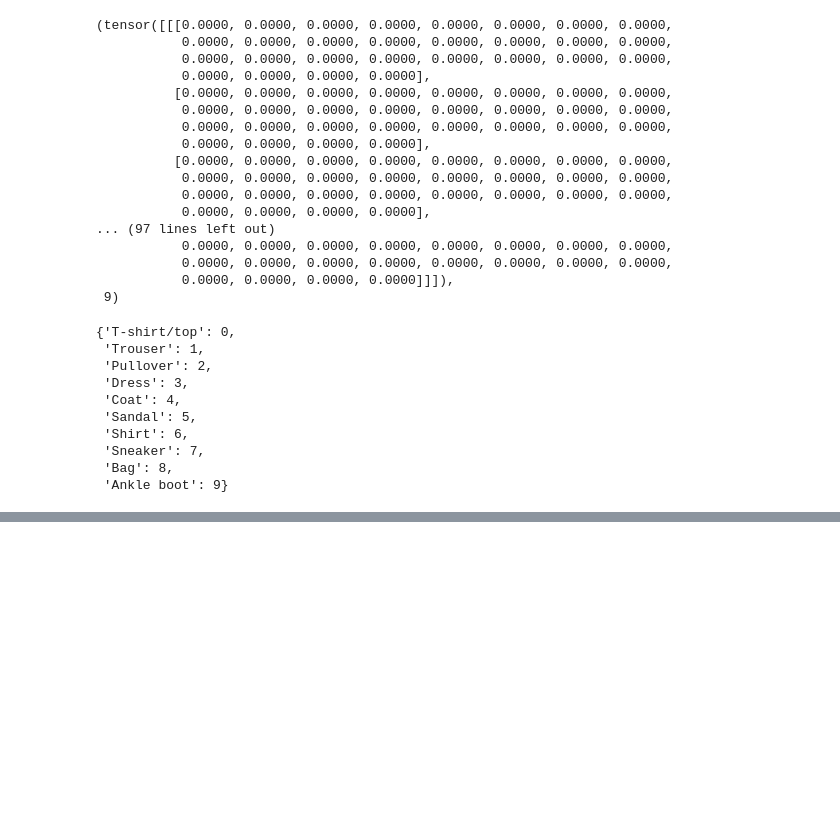
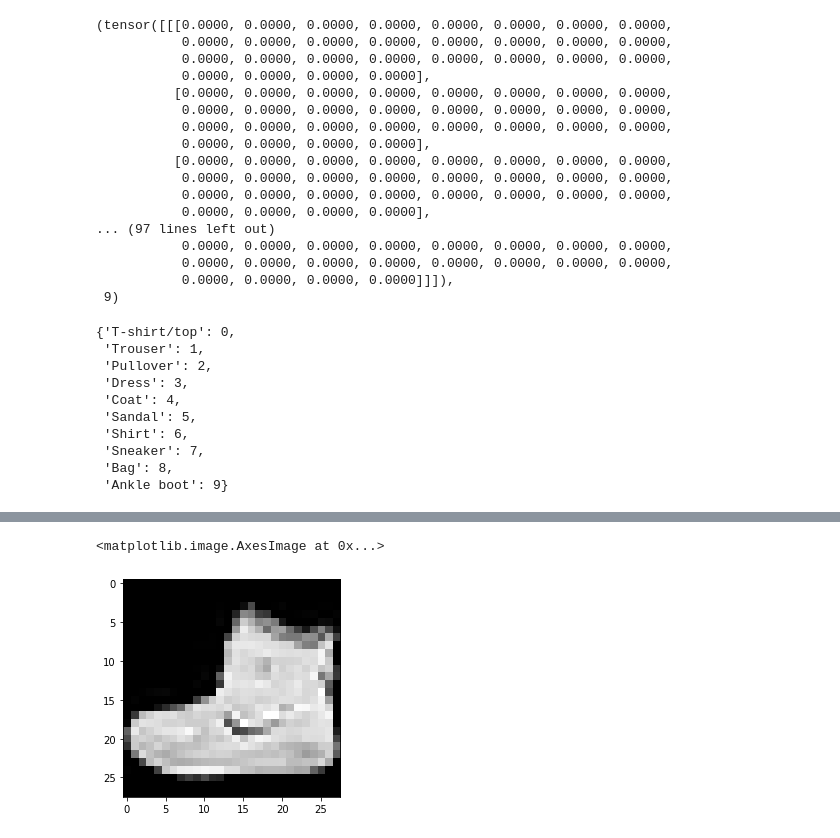
Before and after one commit to izack8/first-proj, a Jupyter notebook: computer_vision.ipynb, the cells around one changed output, grey strips where cells are left out. Drawn from its saved outputs; the diff is of its cells as text; code cells hidden in the pictures; blank space fills up the shorter version.

```diff
--- a/computer_vision.ipynb
+++ b/computer_vision.ipynb
@@ -101,0 +89,6 @@ image_with_labels
+# %%
+#grayscale
+plt.imshow(image.squeeze(), cmap='gray')
+# %% [output]
+<matplotlib.image.AxesImage at 0x...>
+[figure, added]
```
Also changed, not shown: parts of 4 cells of this notebook, 1 other file.
